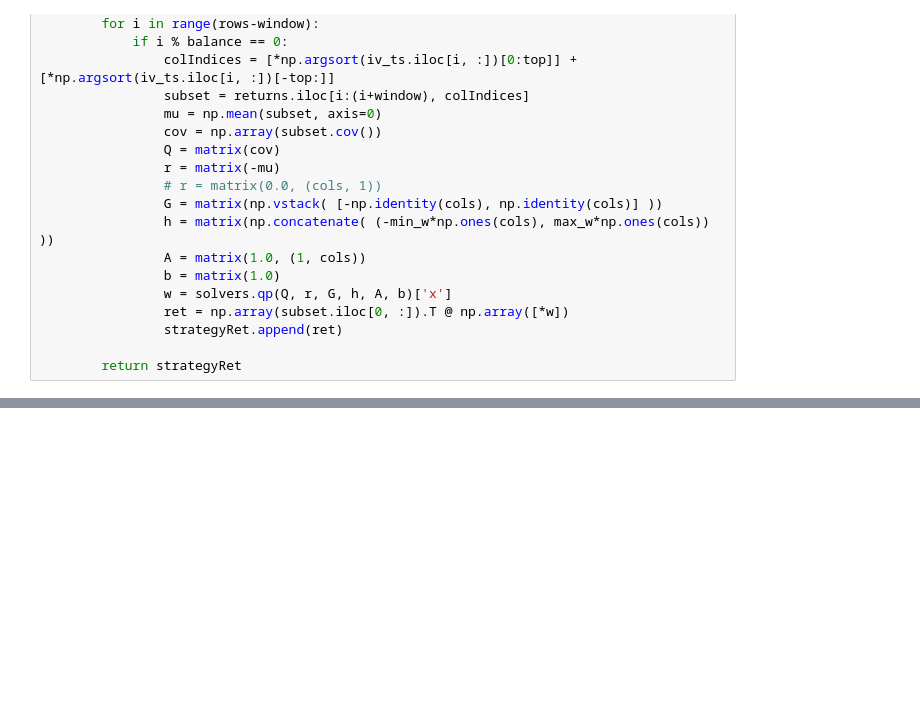
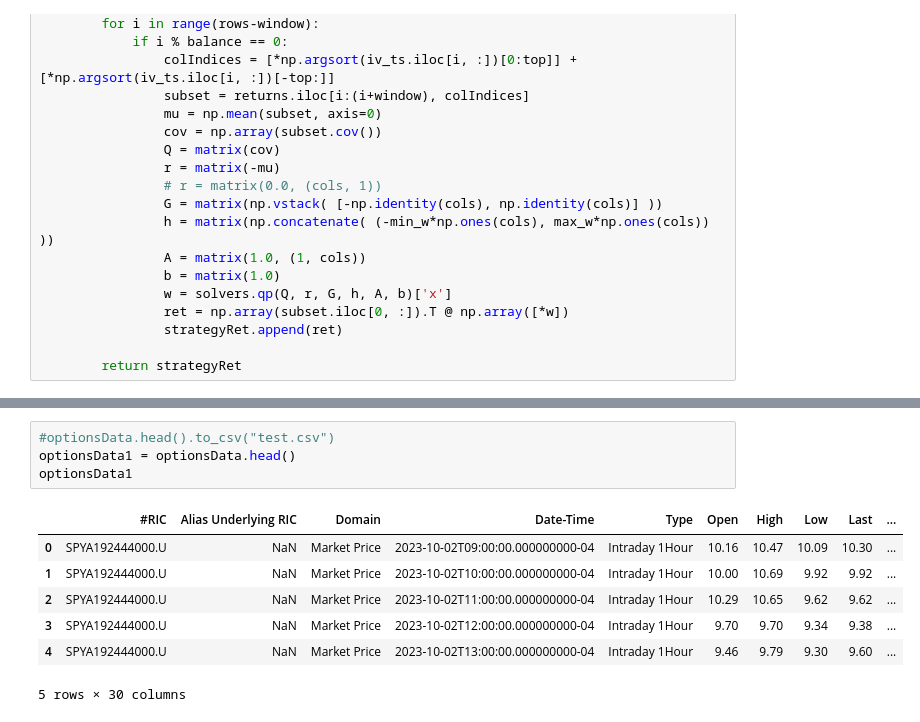
Before and after one commit to bs333/options-algo-trading, a Jupyter notebook: IV Trading Strategies.ipynb, the cells around one changed output, grey strips where cells are left out. Drawn from its saved outputs; the diff is of its cells as text; blank space fills up the shorter version.

```diff
--- a/IV Trading Strategies.ipynb
+++ b/IV Trading Strategies.ipynb
@@ -303,0 +320,12 @@ plt.show()
+# %%
+#optionsData.head().to_csv("test.csv")
+optionsData1 = optionsData.head()
+optionsData1
+# %% [output]
+|  | #RIC | Alias Underlying RIC | Domain | Date-Time | Type | Open | High | Low | Last | ... |
+| 0 | SPYA192444000.U | NaN | Market Price | 2023-10-02T09:00:00.000000000-04 | Intraday 1Hour | 10.16 | 10.47 | 10.09 | 10.30 | ... |
+| 1 | SPYA192444000.U | NaN | Market Price | 2023-10-02T10:00:00.000000000-04 | Intraday 1Hour | 10.00 | 10.69 | 9.92 | 9.92 | ... |
+| 2 | SPYA192444000.U | NaN | Market Price | 2023-10-02T11:00:00.000000000-04 | Intraday 1Hour | 10.29 | 10.65 | 9.62 | 9.62 | ... |
+| 3 | SPYA192444000.U | NaN | Market Price | 2023-10-02T12:00:00.000000000-04 | Intraday 1Hour | 9.70 | 9.70 | 9.34 | 9.38 | ... |
+| 4 | SPYA192444000.U | NaN | Market Price | 2023-10-02T13:00:00.000000000-04 | Intraday 1Hour | 9.46 | 9.79 | 9.30 | 9.60 | ... |
+5 rows × 30 columns
```
Also changed, not shown: parts of 13 cells of this notebook.
